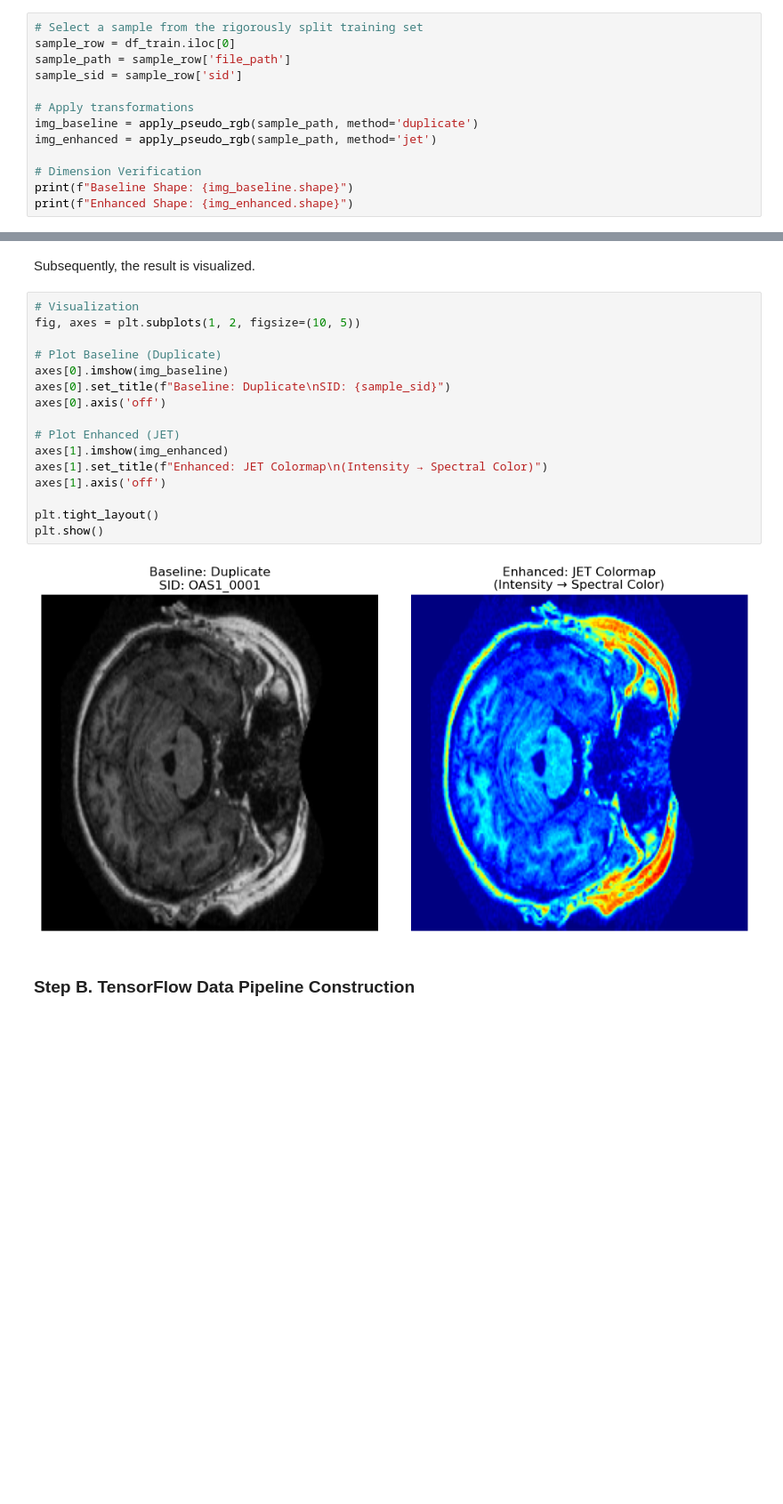
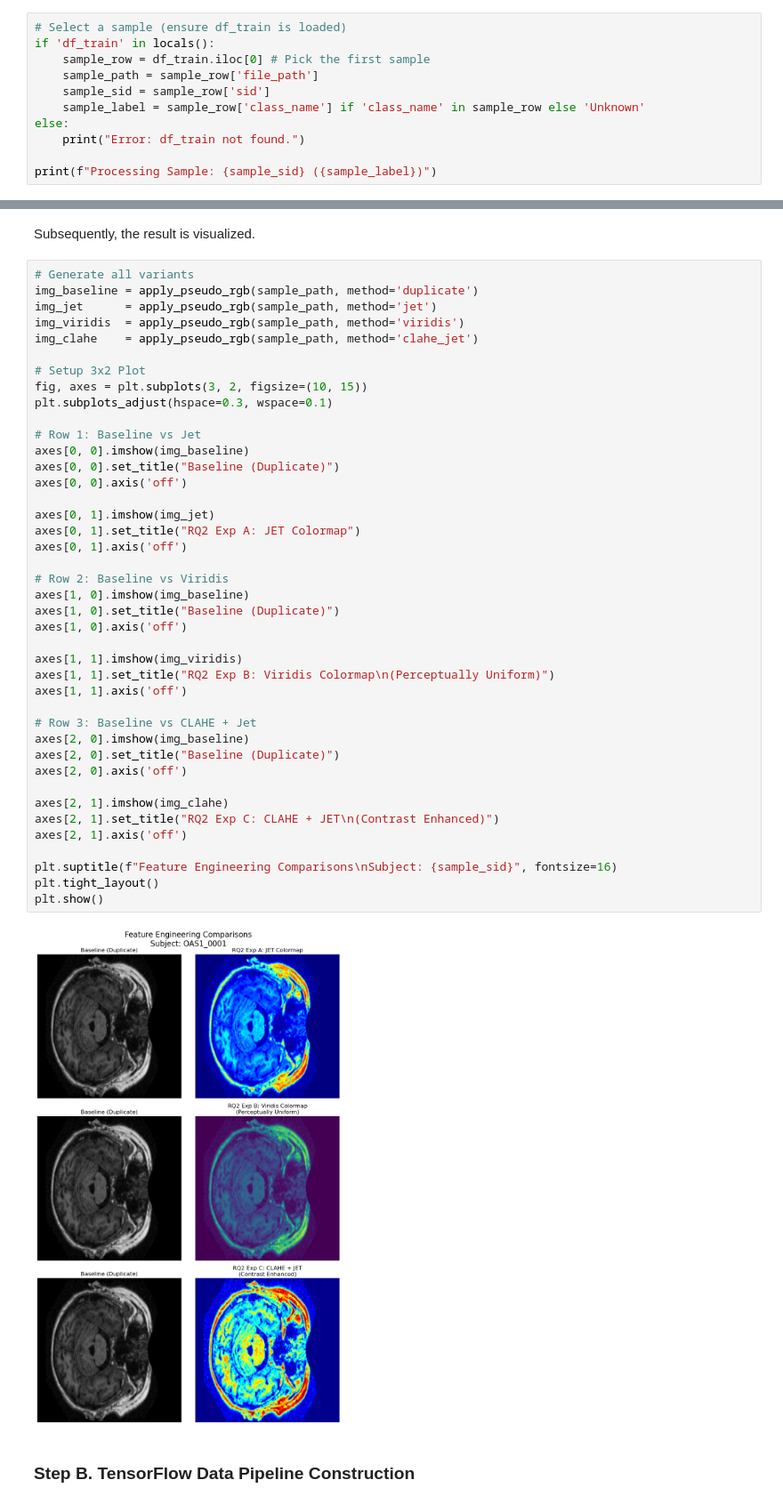
Before and after one commit to csning1998/biomedical-ml-oasis-data, a Jupyter notebook: 01_Data_Preparation.ipynb, the cells around one changed output, grey strips where cells are left out. Shown at 89% size. Cells and saved outputs as stored; diff of their text form; blank space fills up the shorter version.

Commit message:
feat(preprocessing): Add multiple output visualization styles for image processing.

```diff
--- a/01_Data_Preparation.ipynb
+++ b/01_Data_Preparation.ipynb
@@ -479,16 +495,14 @@ Following the definition of the conversion function, visualization is performed
 
 A sample is selected from the strictly split training set, and the conversion function is applied, followed by validation of the output dimension.
 # %%
-# Select a sample from the rigorously split training set
-sample_row = df_train.iloc[0]
-sample_path = sample_row['file_path']
-sample_sid = sample_row['sid']
+# Select a sample (ensure df_train is loaded)
+if 'df_train' in locals():
+    sample_row = df_train.iloc[0] # Pick the first sample
+    sample_path = sample_row['file_path']
+    sample_sid = sample_row['sid']
+    sample_label = sample_row['class_name'] if 'class_name' in sample_row else 'Unknown'
+else:
+    print("Error: df_train not found.")
 
-# Apply transformations
-img_baseline = apply_pseudo_rgb(sample_path, method='duplicate')
-img_enhanced = apply_pseudo_rgb(sample_path, method='jet')
-
-# Dimension Verification
-print(f"Baseline Shape: {img_baseline.shape}")
-print(f"Enhanced Shape: {img_enhanced.shape}")
+print(f"Processing Sample: {sample_sid} ({sample_label})")
 # %% [output]
@@ -497,23 +510,48 @@ Enhanced Shape: (224, 224, 3)
 # %% [markdown]
 Subsequently, the result is visualized.
 # %%
-# Visualization
-fig, axes = plt.subplots(1, 2, figsize=(10, 5))
+# Generate all variants
+img_baseline = apply_pseudo_rgb(sample_path, method='duplicate')
+img_jet      = apply_pseudo_rgb(sample_path, method='jet')
+img_viridis  = apply_pseudo_rgb(sample_path, method='viridis')
+img_clahe    = apply_pseudo_rgb(sample_path, method='clahe_jet')
 
-# Plot Baseline (Duplicate)
-axes[0].imshow(img_baseline)
-axes[0].set_title(f"Baseline: Duplicate\nSID: {sample_sid}")
-axes[0].axis('off')
+# Setup 3x2 Plot
+fig, axes = plt.subplots(3, 2, figsize=(10, 15))
+plt.subplots_adjust(hspace=0.3, wspace=0.1)
 
-# Plot Enhanced (JET)
-axes[1].imshow(img_enhanced)
-axes[1].set_title(f"Enhanced: JET Colormap\n(Intensity → Spectral Color)")
-axes[1].axis('off')
+# Row 1: Baseline vs Jet
+axes[0, 0].imshow(img_baseline)
+axes[0, 0].set_title("Baseline (Duplicate)")
+axes[0, 0].axis('off')
 
+axes[0, 1].imshow(img_jet)
+axes[0, 1].set_title("RQ2 Exp A: JET Colormap")
+axes[0, 1].axis('off')
+
+# Row 2: Baseline vs Viridis
+axes[1, 0].imshow(img_baseline)
+axes[1, 0].set_title("Baseline (Duplicate)")
+axes[1, 0].axis('off')
+
+axes[1, 1].imshow(img_viridis)
+axes[1, 1].set_title("RQ2 Exp B: Viridis Colormap\n(Perceptually Uniform)")
+axes[1, 1].axis('off')
+
+# Row 3: Baseline vs CLAHE + Jet
+axes[2, 0].imshow(img_baseline)
+axes[2, 0].set_title("Baseline (Duplicate)")
+axes[2, 0].axis('off')
+
+axes[2, 1].imshow(img_clahe)
+axes[2, 1].set_title("RQ2 Exp C: CLAHE + JET\n(Contrast Enhanced)")
+axes[2, 1].axis('off')
+
+plt.suptitle(f"Feature Engineering Comparisons\nSubject: {sample_sid}", fontsize=16)
 plt.tight_layout()
 plt.show()
 # %% [output]
-[figure, old version]
+[figure, new version]
 # %% [markdown]
 ### Step B. TensorFlow Data Pipeline Construction
 # %% [markdown]
```
Also changed, not shown: parts of 3 cells of this notebook.
